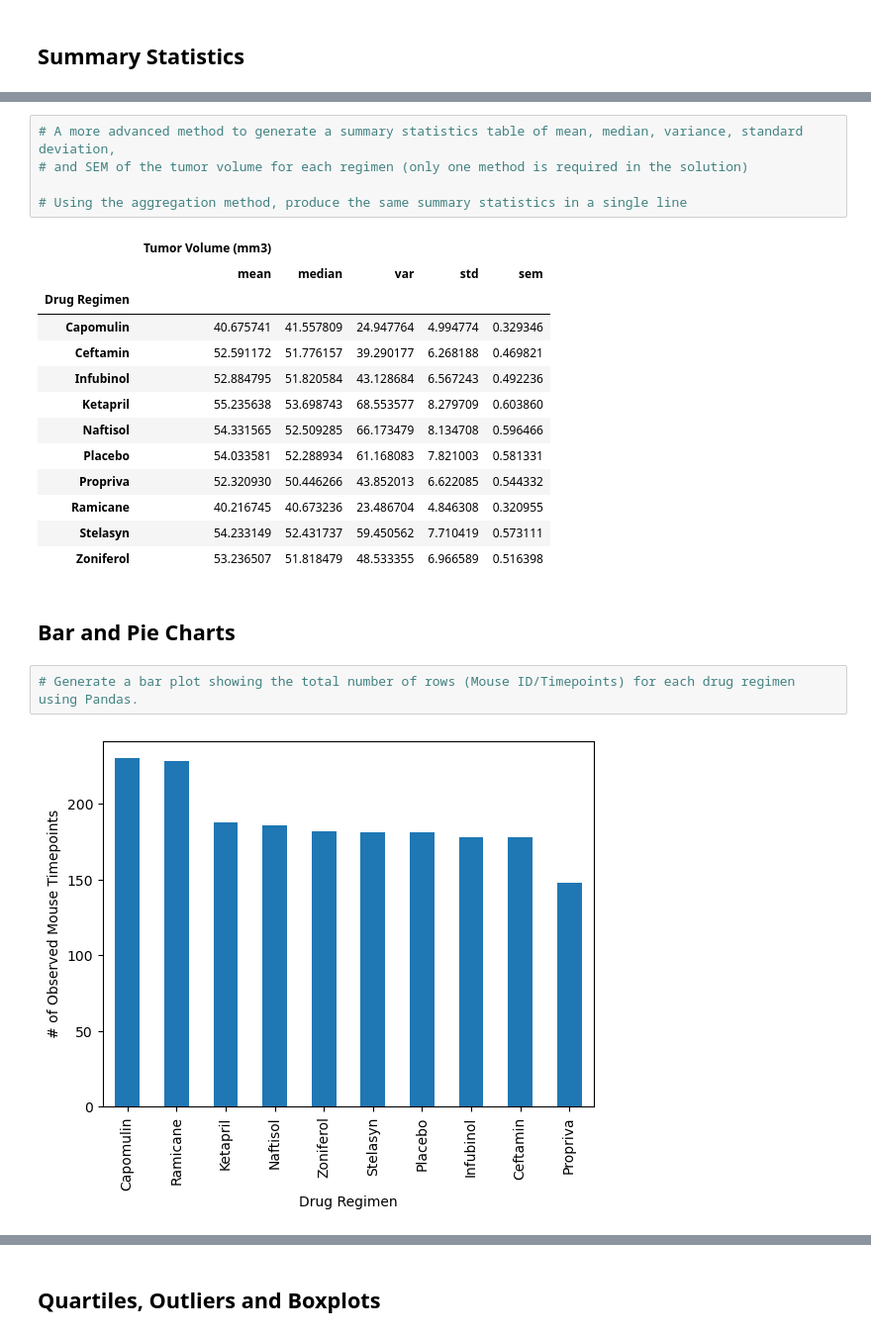
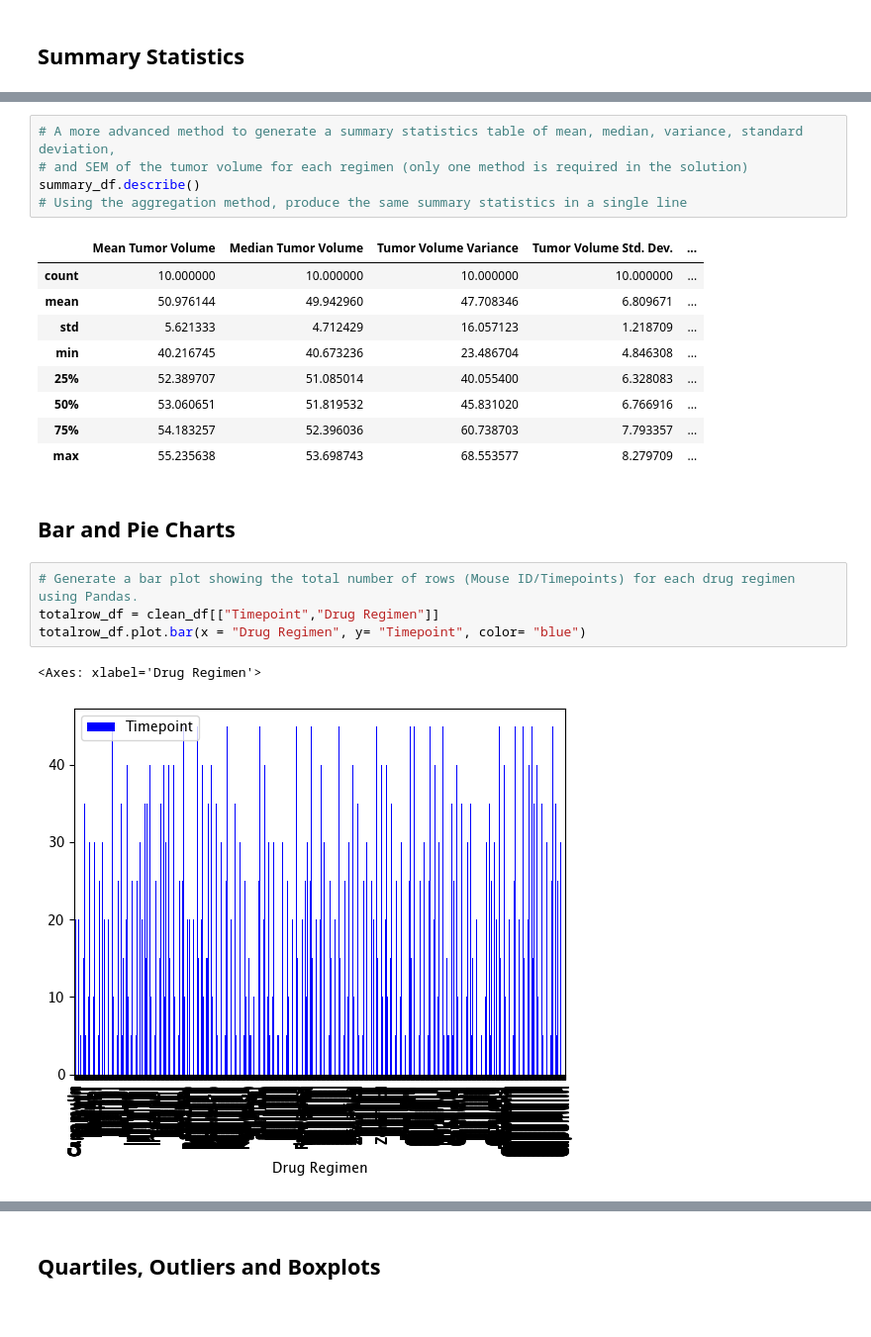
Before and after one commit to Gabriellaade/Module-5-Challenge, a Jupyter notebook: pymaceuticals.ipynb, the cells around one changed output, grey strips where cells are left out. Shown: that part at 99% size. Saved outputs shown, nothing was run; the diff lists cells and outputs as text.

```diff
--- a/pymaceuticals.ipynb
+++ b/pymaceuticals.ipynb
@@ -104,27 +114,26 @@ clean_df["Mouse ID"].nunique()
 # %%
 # A more advanced method to generate a summary statistics table of mean, median, variance, standard deviation,
 # and SEM of the tumor volume for each regimen (only one method is required in the solution)
-
+summary_df.describe()
 # Using the aggregation method, produce the same summary statistics in a single line
 # %% [output]
-|  | Tumor Volume (mm3) |  |  |  |  |
-|  | mean | median | var | std | sem |
-| Drug Regimen |  |  |  |  |  |
-| Capomulin | 40.675741 | 41.557809 | 24.947764 | 4.994774 | 0.329346 |
-| Ceftamin | 52.591172 | 51.776157 | 39.290177 | 6.268188 | 0.469821 |
-| Infubinol | 52.884795 | 51.820584 | 43.128684 | 6.567243 | 0.492236 |
-| Ketapril | 55.235638 | 53.698743 | 68.553577 | 8.279709 | 0.603860 |
-| Naftisol | 54.331565 | 52.509285 | 66.173479 | 8.134708 | 0.596466 |
-| Placebo | 54.033581 | 52.288934 | 61.168083 | 7.821003 | 0.581331 |
-| Propriva | 52.320930 | 50.446266 | 43.852013 | 6.622085 | 0.544332 |
-| Ramicane | 40.216745 | 40.673236 | 23.486704 | 4.846308 | 0.320955 |
-| Stelasyn | 54.233149 | 52.431737 | 59.450562 | 7.710419 | 0.573111 |
-| Zoniferol | 53.236507 | 51.818479 | 48.533355 | 6.966589 | 0.516398 |
+|  | Mean Tumor Volume | Median Tumor Volume | Tumor Volume Variance | Tumor Volume Std. Dev. | ... |
+| count | 10.000000 | 10.000000 | 10.000000 | 10.000000 | ... |
+| mean | 50.976144 | 49.942960 | 47.708346 | 6.809671 | ... |
+| std | 5.621333 | 4.712429 | 16.057123 | 1.218709 | ... |
+| min | 40.216745 | 40.673236 | 23.486704 | 4.846308 | ... |
+| 25% | 52.389707 | 51.085014 | 40.055400 | 6.328083 | ... |
+| 50% | 53.060651 | 51.819532 | 45.831020 | 6.766916 | ... |
+| 75% | 54.183257 | 52.396036 | 60.738703 | 7.793357 | ... |
+| max | 55.235638 | 53.698743 | 68.553577 | 8.279709 | ... |
 # %% [markdown]
 ## Bar and Pie Charts
 # %%
 # Generate a bar plot showing the total number of rows (Mouse ID/Timepoints) for each drug regimen using Pandas.
+totalrow_df = clean_df[["Timepoint","Drug Regimen"]]
+totalrow_df.plot.bar(x = "Drug Regimen", y= "Timepoint", color= "blue")
 # %% [output]
+<Axes: xlabel='Drug Regimen'>
-[figure, old version]
+[figure, new version]
 # %%
 # Generate a bar plot showing the total number of rows (Mouse ID/Timepoints) for each drug regimen using pyplot.
```
Also changed, not shown: parts of 13 cells of this notebook, 5 other files.
